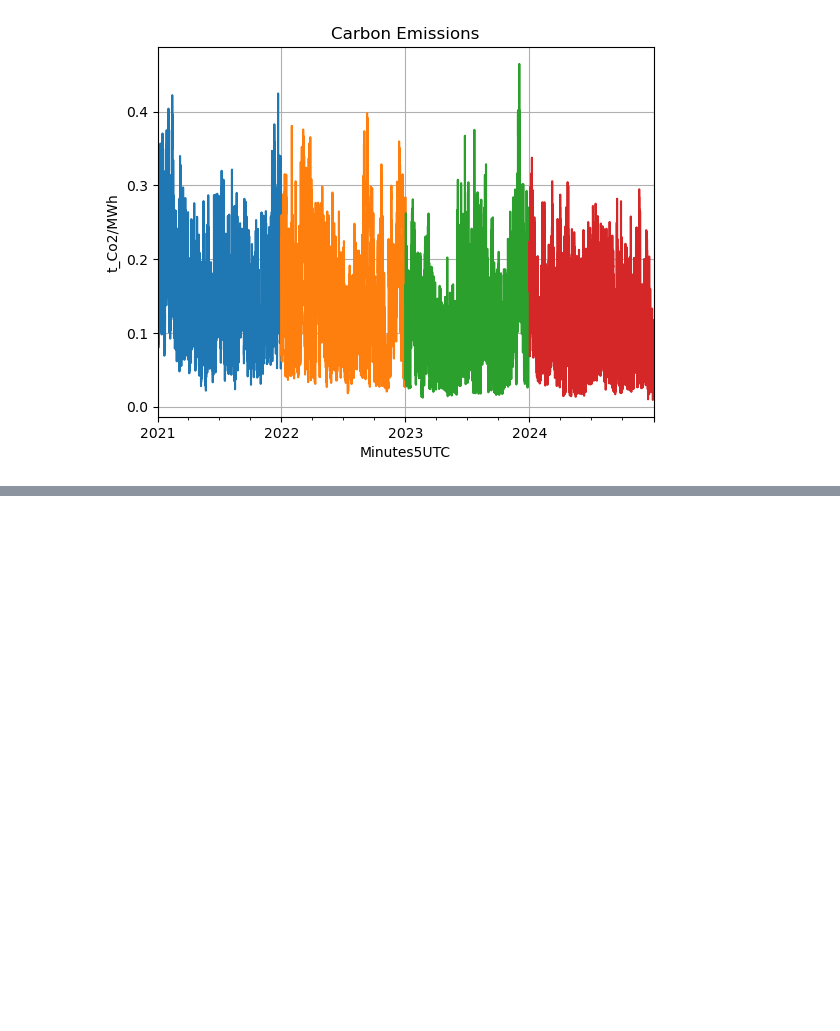
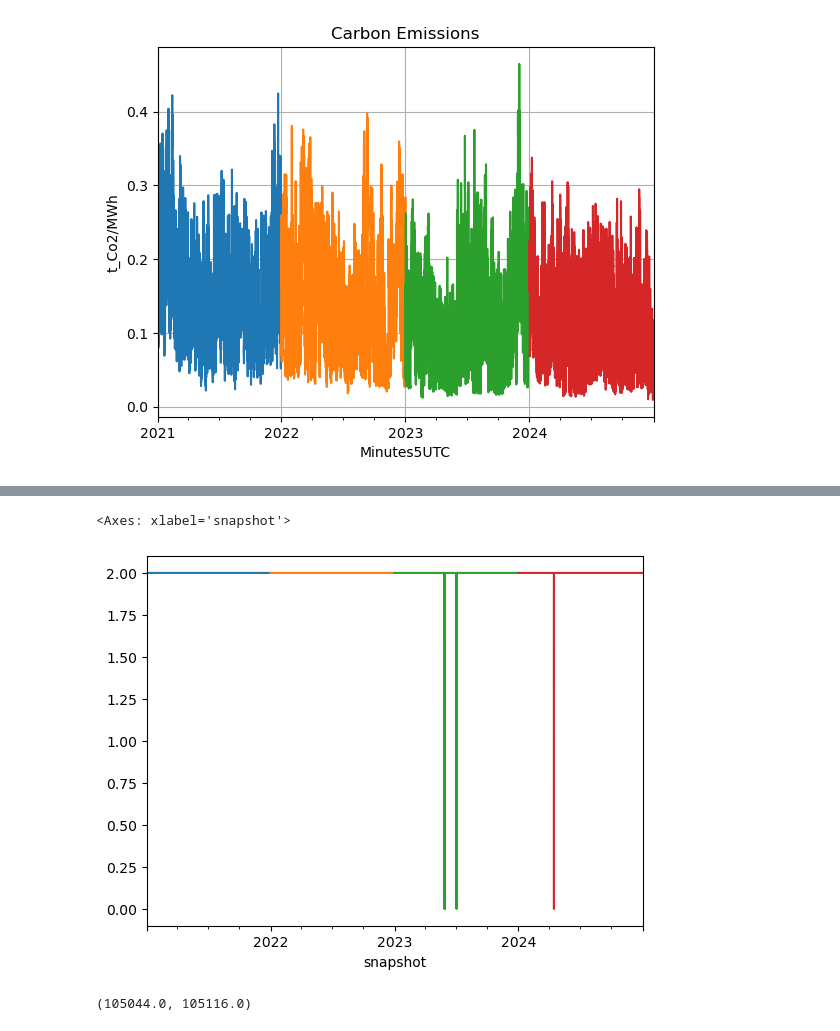
Before and after one commit to pulio12/Msc_Thesis_Greenlab_Skive, a Jupyter notebook: Test_File12.ipynb, the cells around one changed output, grey strips where cells are left out. Saved outputs shown, nothing was run; the diff lists cells and outputs as text; code cells hidden in the pictures; blank space fills up the shorter version.

```diff
--- a/Test_File12.ipynb
+++ b/Test_File12.ipynb
@@ -671,0 +794,12 @@ obj: 210099 rows, 87542 columns, 315146 nonzeros
+# %%
+n21.links_t.p0["pyrolysis"].plot()
+n22.links_t.p0["pyrolysis"].plot()
+n23.links_t.p0["pyrolysis"].plot()
+n24.links_t.p0["pyrolysis"].plot()
+# %% [output]
+<Axes: xlabel='snapshot'>
+[figure, added]
+# %%
+n21.stores_t.e["pellets store"][0] - n21.stores_t.p["pellets store"][-1], n22.stores_t.e["pellets store"][0] - n22.stores_t.p["pellets store"][-1]
+# %% [output]
+(105044.0, 105116.0)
```
Also changed, not shown: parts of 50 cells of this notebook.
